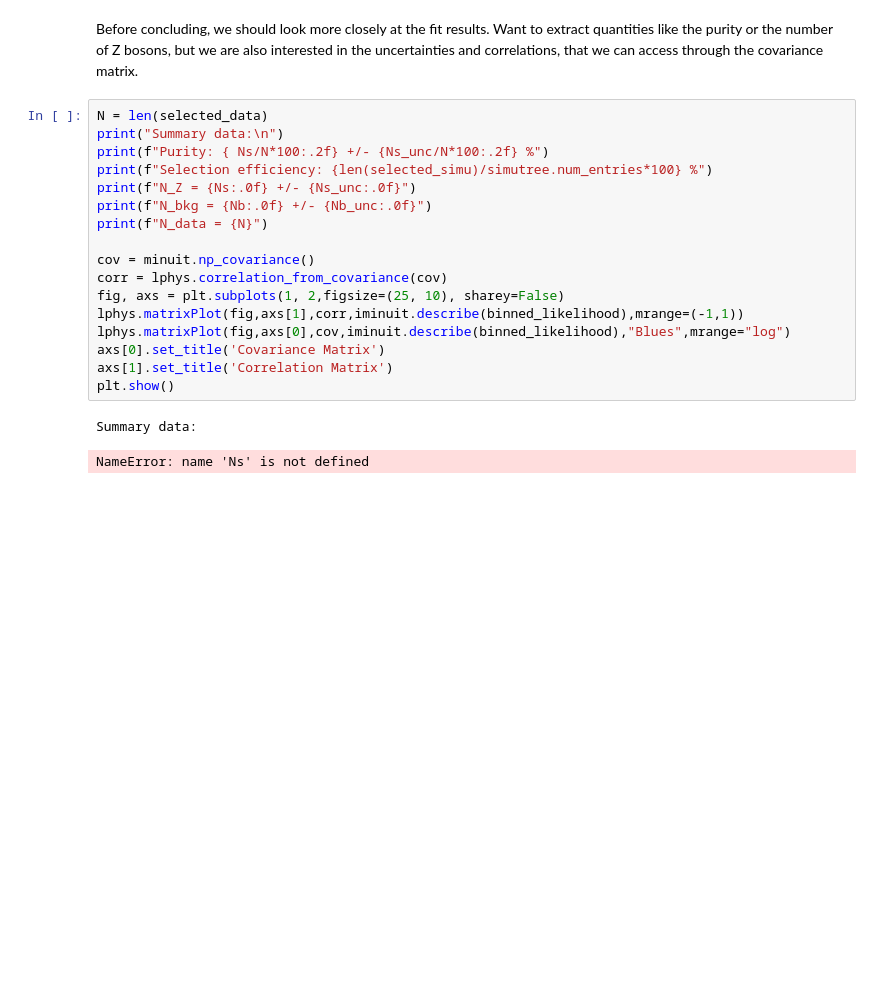
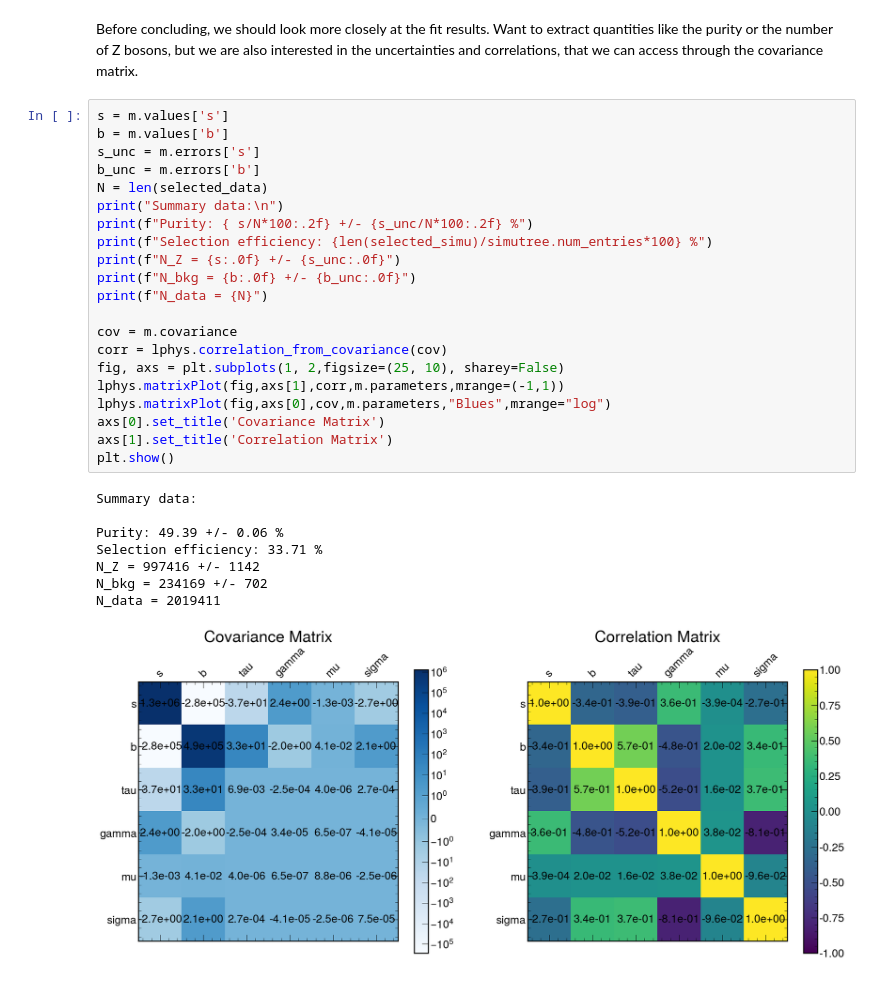
Before and after one commit to delaere/LPHY2131, a Jupyter notebook: analysis/labo2/Zlineshape.ipynb, the cells around one changed output. Drawn from its saved outputs; the diff is of its cells as text; blank space fills up the shorter version.

```diff
--- a/analysis/labo2/Zlineshape.ipynb
+++ b/analysis/labo2/Zlineshape.ipynb
@@ -269,22 +187,32 @@ TypeError: 'Minuit' object is not subscriptable
 Before concluding, we should look more closely at the fit results.
 Want to extract quantities like the purity or the number of Z bosons, but we are also interested in the uncertainties and correlations, that we can access through the covariance matrix.
 # %%
+s = m.values['s']
+b = m.values['b']
+s_unc = m.errors['s']
+b_unc = m.errors['b']
 N = len(selected_data)
 print("Summary data:\n")
-print(f"Purity: { Ns/N*100:.2f} +/- {Ns_unc/N*100:.2f} %")
+print(f"Purity: { s/N*100:.2f} +/- {s_unc/N*100:.2f} %")
 print(f"Selection efficiency: {len(selected_simu)/simutree.num_entries*100} %")
-print(f"N_Z = {Ns:.0f} +/- {Ns_unc:.0f}")
-print(f"N_bkg = {Nb:.0f} +/- {Nb_unc:.0f}")
+print(f"N_Z = {s:.0f} +/- {s_unc:.0f}")
+print(f"N_bkg = {b:.0f} +/- {b_unc:.0f}")
 print(f"N_data = {N}")
 
-cov = minuit.np_covariance()
+cov = m.covariance
 corr = lphys.correlation_from_covariance(cov)
 fig, axs = plt.subplots(1, 2,figsize=(25, 10), sharey=False)
-lphys.matrixPlot(fig,axs[1],corr,iminuit.describe(binned_likelihood),mrange=(-1,1))
-lphys.matrixPlot(fig,axs[0],cov,iminuit.describe(binned_likelihood),"Blues",mrange="log")
+lphys.matrixPlot(fig,axs[1],corr,m.parameters,mrange=(-1,1))
+lphys.matrixPlot(fig,axs[0],cov,m.parameters,"Blues",mrange="log")
 axs[0].set_title('Covariance Matrix')
 axs[1].set_title('Correlation Matrix')
 plt.show()
 # %% [output]
 Summary data:
+
+Purity: 49.39 +/- 0.06 %
+Selection efficiency: 33.71 %
+N_Z = 997416 +/- 1142
+N_bkg = 234169 +/- 702
+N_data = 2019411
-NameError: name 'Ns' is not defined
+[figure, added]
```
Also changed, not shown: parts of 30 cells of this notebook, 1 other file.
